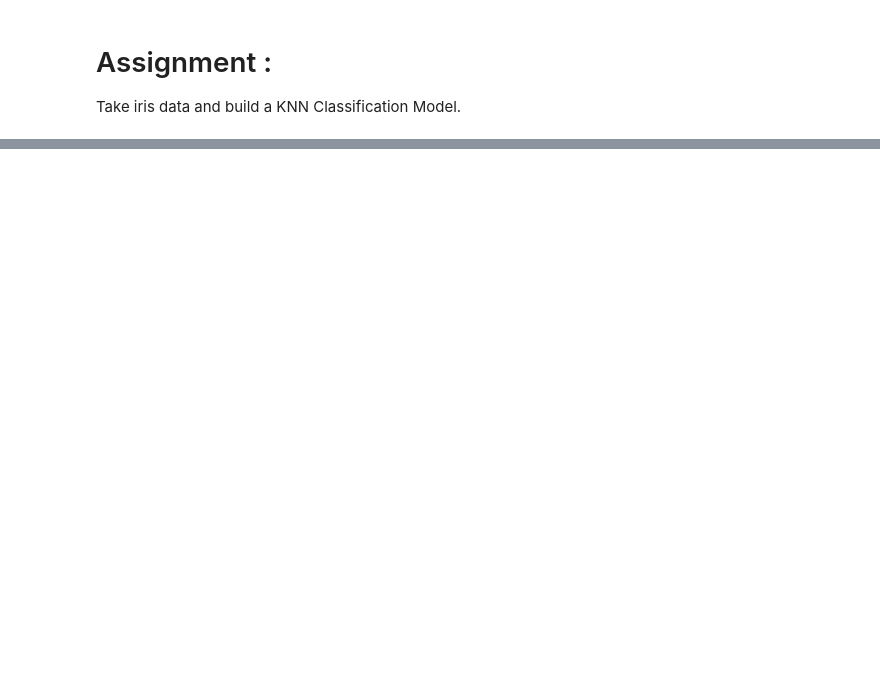
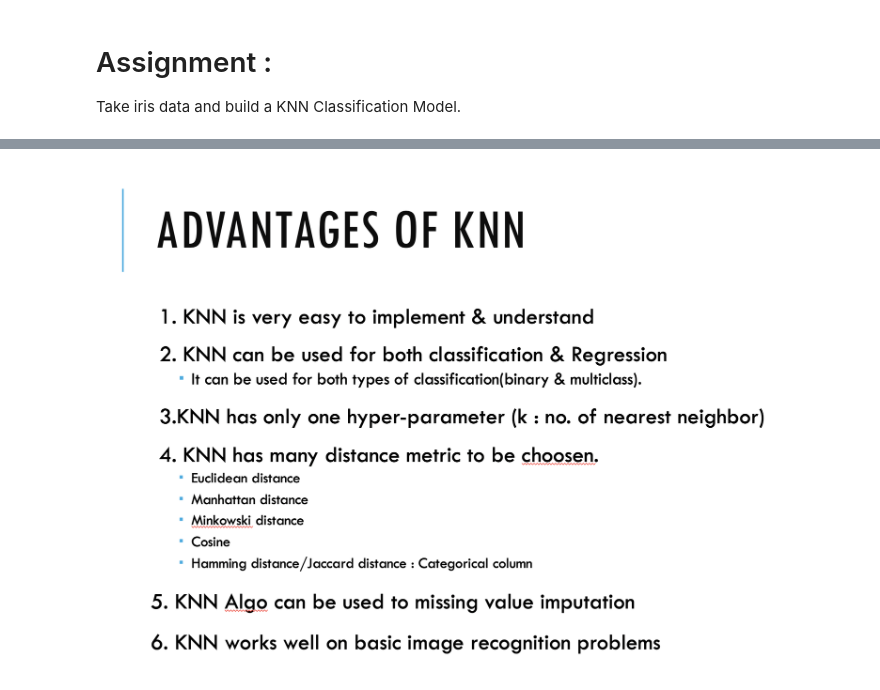
Before and after one commit to satyam3918/KNN, a Jupyter notebook: KNN_Modelling.ipynb, the cells around one changed output, grey strips where cells are left out. Cells and saved outputs as stored; diff of their text form; code cells hidden in the pictures; blank space fills up the shorter version.

```diff
--- a/KNN_Modelling.ipynb
+++ b/KNN_Modelling.ipynb
@@ -118,0 +140,4 @@ target_data = iris.target
+# %%
+Image('advantages.png')
+# %% [output]
+[figure, added]
```
Also changed, not shown: parts of 21 cells of this notebook.
